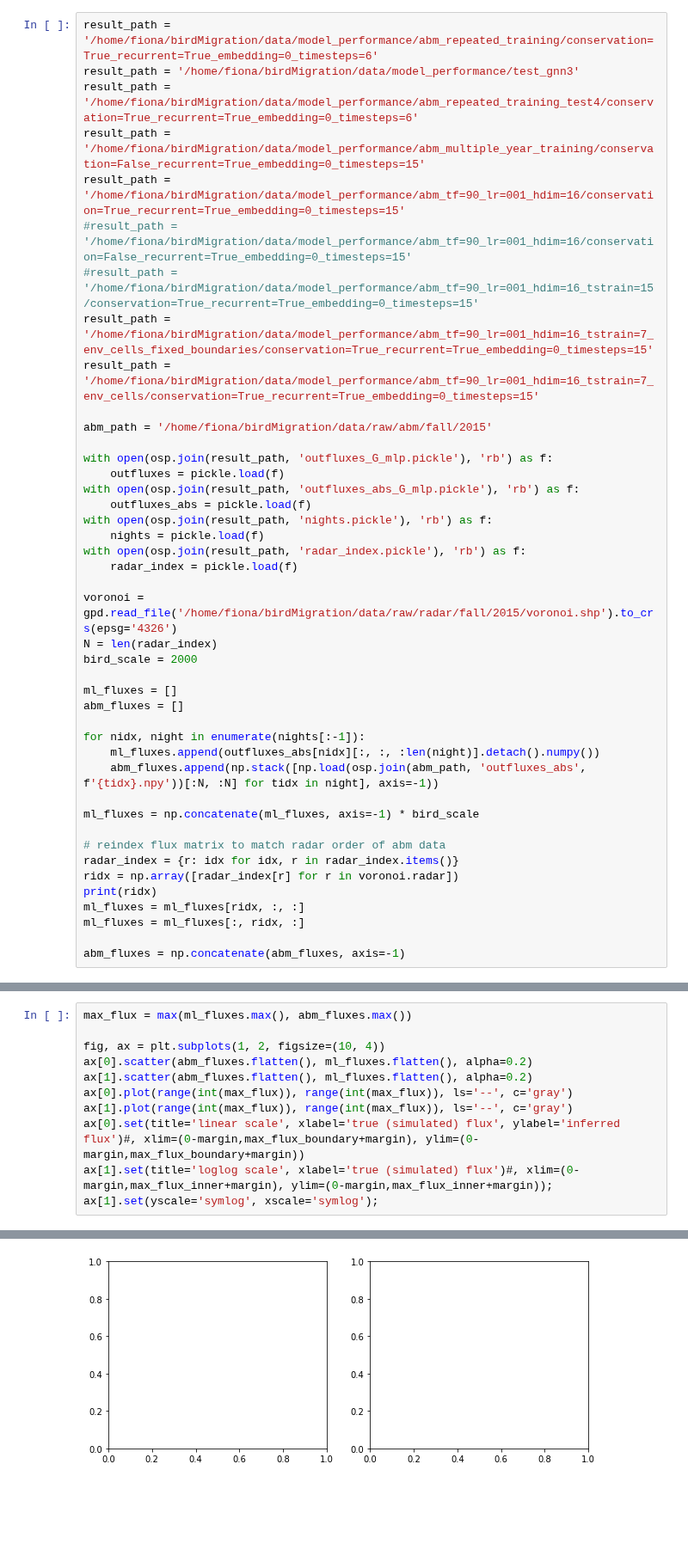
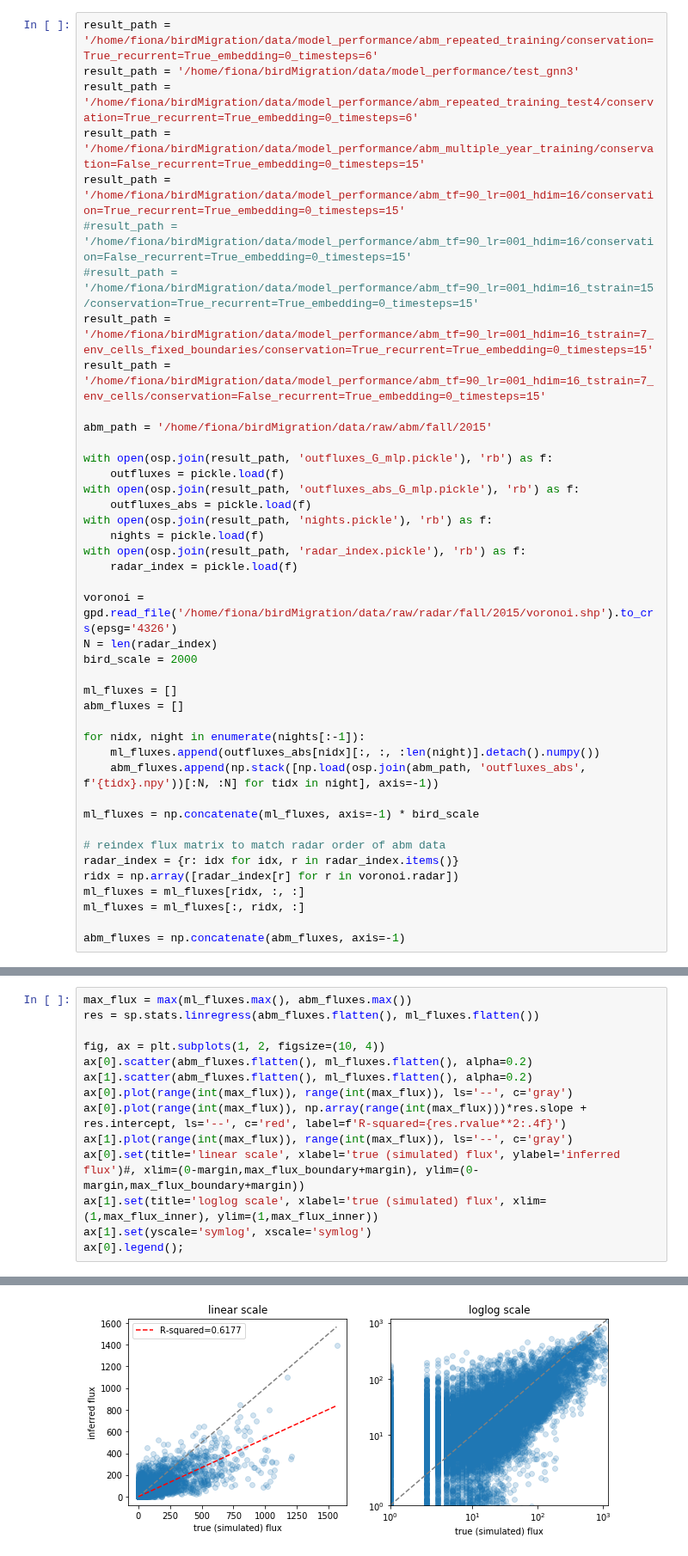
Before and after one commit to FionaLippert/birdMigration, a Jupyter notebook: notebooks/ML_models.ipynb, the cells around one changed output, grey strips where cells are left out. Shown at 86% size. Saved outputs shown, nothing was run; the diff lists cells and outputs as text; blank space fills up the shorter version.

```diff
--- a/notebooks/ML_models.ipynb
+++ b/notebooks/ML_models.ipynb
@@ -18,7 +22,7 @@ result_path = '/home/fiona/birdMigration/data/model_performance/abm_tf=90_lr=001
 #result_path = '/home/fiona/birdMigration/data/model_performance/abm_tf=90_lr=001_hdim=16/conservation=False_recurrent=True_embedding=0_timesteps=15'
 #result_path = '/home/fiona/birdMigration/data/model_performance/abm_tf=90_lr=001_hdim=16_tstrain=15/conservation=True_recurrent=True_embedding=0_timesteps=15'
 result_path = '/home/fiona/birdMigration/data/model_performance/abm_tf=90_lr=001_hdim=16_tstrain=7_env_cells_fixed_boundaries/conservation=True_recurrent=True_embedding=0_timesteps=15'
-result_path = '/home/fiona/birdMigration/data/model_performance/abm_tf=90_lr=001_hdim=16_tstrain=7_env_cells/conservation=True_recurrent=True_embedding=0_timesteps=15'
+result_path = '/home/fiona/birdMigration/data/model_performance/abm_tf=90_lr=001_hdim=16_tstrain=7_env_cells/conservation=False_recurrent=True_embedding=0_timesteps=15'
 
 abm_path = '/home/fiona/birdMigration/data/raw/abm/fall/2015'
 
@@ -47,7 +51,6 @@ ml_fluxes = np.concatenate(ml_fluxes, axis=-1) * bird_scale
 # reindex flux matrix to match radar order of abm data
 radar_index = {r: idx for idx, r in radar_index.items()}
 ridx = np.array([radar_index[r] for r in voronoi.radar])
-print(ridx)
 ml_fluxes = ml_fluxes[ridx, :, :]
 ml_fluxes = ml_fluxes[:, ridx, :]
 
@@ -74,12 +71,15 @@ plt.plot(rmse)
 # %%
 max_flux = max(ml_fluxes.max(), abm_fluxes.max())
+res = sp.stats.linregress(abm_fluxes.flatten(), ml_fluxes.flatten())
 
 fig, ax = plt.subplots(1, 2, figsize=(10, 4))
 ax[0].scatter(abm_fluxes.flatten(), ml_fluxes.flatten(), alpha=0.2)
 ax[1].scatter(abm_fluxes.flatten(), ml_fluxes.flatten(), alpha=0.2)
 ax[0].plot(range(int(max_flux)), range(int(max_flux)), ls='--', c='gray')
+ax[0].plot(range(int(max_flux)), np.array(range(int(max_flux)))*res.slope + res.intercept, ls='--', c='red', label=f'R-squared={res.rvalue**2:.4f}')
 ax[1].plot(range(int(max_flux)), range(int(max_flux)), ls='--', c='gray')
 ax[0].set(title='linear scale', xlabel='true (simulated) flux', ylabel='inferred flux')#, xlim=(0-margin,max_flux_boundary+margin), ylim=(0-margin,max_flux_boundary+margin))
-ax[1].set(title='loglog scale', xlabel='true (simulated) flux')#, xlim=(0-margin,max_flux_inner+margin), ylim=(0-margin,max_flux_inner+margin));
-ax[1].set(yscale='symlog', xscale='symlog');
+ax[1].set(title='loglog scale', xlabel='true (simulated) flux', xlim=(1,max_flux_inner), ylim=(1,max_flux_inner))
+ax[1].set(yscale='symlog', xscale='symlog')
+ax[0].legend();
 # %% [output]
@@ -87,4 +86,4 @@ ValueError: x and y must be the same size
-[figure, old version]
+[figure, new version]
 # %%
 boundary_idx = voronoi.index[voronoi['boundary'] == 1]
 inner_idx = voronoi.index[voronoi['boundary'] == 0]
```
Also changed, not shown: parts of 10 cells of this notebook, 2 other files.
